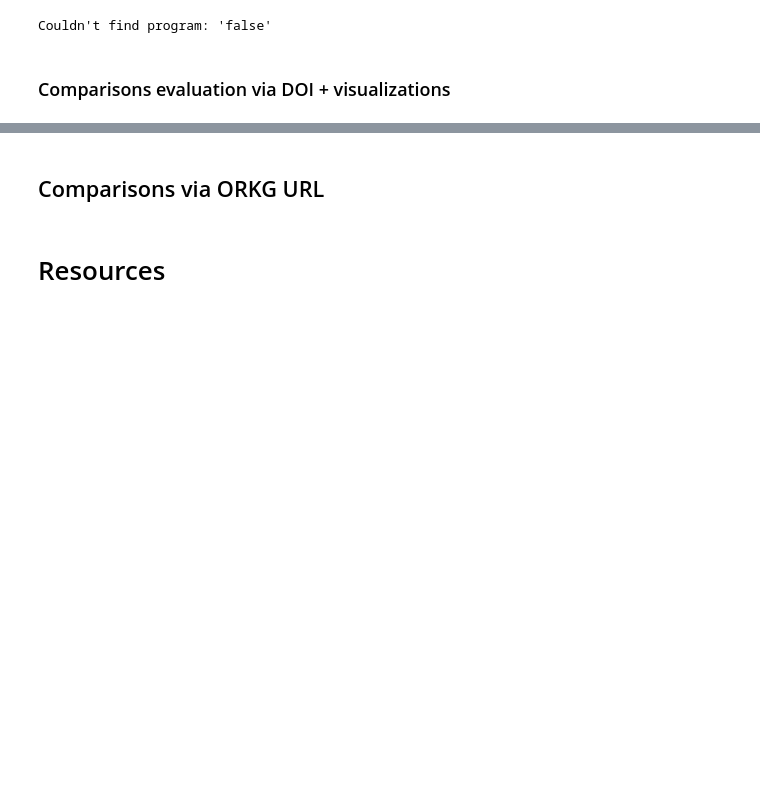
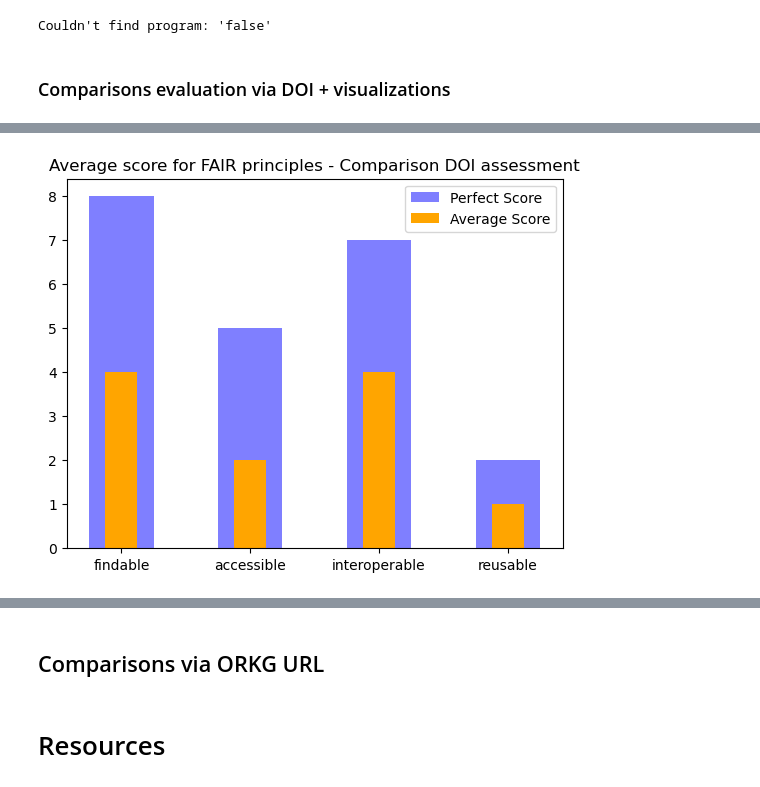
Before and after one commit to mwurzbacher/FAIRness-assessment-tools-evaluation-using-ORKG, a Jupyter notebook: FAIR-Evaluation-Services_evaluation.ipynb, the cells around one changed output, grey strips where cells are left out. Drawn from its saved outputs; the diff is of its cells as text; code cells hidden in the pictures; blank space fills up the shorter version.

```diff
--- a/FAIR-Evaluation-Services_evaluation.ipynb
+++ b/FAIR-Evaluation-Services_evaluation.ipynb
@@ -65,3 +79,13 @@ def get_scores_from_result(assessment_result):
+# %%
+def get_principle_from_metric(metric):
+    if metric.startswith("F"):
+        return "findable"
+    elif metric.startswith("A"):
+        return "accessible"
+    elif metric.startswith("I"):
+        return "interoperable"
+    else:
+        return "reusable"
 # %% [markdown]
 # Papers
 # %% [markdown]
@@ -117,0 +155,8 @@ comp_doi_df_assessed
+# %%
+comp_doi_df_principle = comp_doi_df_assessed
+comp_doi_df_principle["principle"] = comp_doi_df_principle["metric"].map(lambda x: get_principle_from_metric(x))
+comp_doi_df_principle = comp_doi_df_principle.groupby("principle").agg({"score": "sum"}).reset_index()
+comp_doi_df_principle["avg_score"] = comp_doi_df_principle["score"]/len(comp_doi_df_total)
+comp_doi_df_principle['principle'] = pd.Categorical(comp_doi_df_principle['principle'], ['findable', 'accessible', 'interoperable', 'reusable'])
+comp_doi_df_principle = comp_doi_df_principle.sort_values('principle')
+comp_doi_df_principle
@@ -117,0 +169,15 @@ comp_doi_df_assessed
+# %%
+#plotting
+width = 0.5
+perfect_scores = [8, 5, 7, 2]
+actual_scores = comp_doi_df_principle['avg_score']
+indices = np.arange(len(perfect_scores))
+
+plt.bar(indices, perfect_scores, width=width, color='b', alpha=0.5, label='Perfect Score')
+plt.bar([i for i in indices], actual_scores, width=0.5*width, color='orange', label='Average Score')
+plt.xticks(indices, comp_doi_df_principle['principle'] )
+plt.title("Average score for FAIR principles - Comparison DOI assessment")
+plt.legend()
+plt.show()
+# %% [output]
+[figure, added]
```
Also changed, not shown: parts of 8 cells of this notebook, 1 other file.
